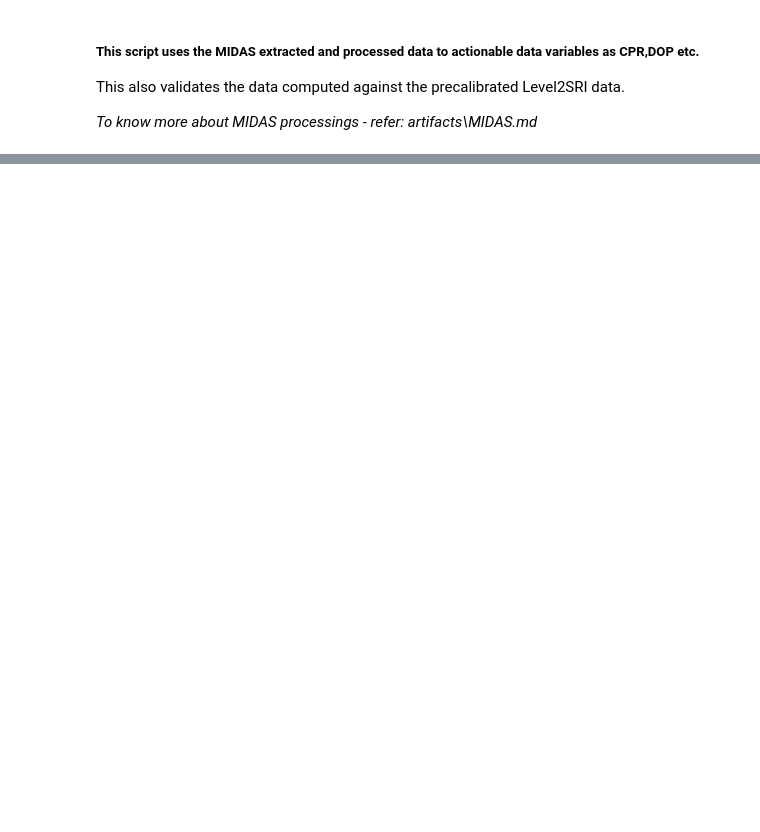
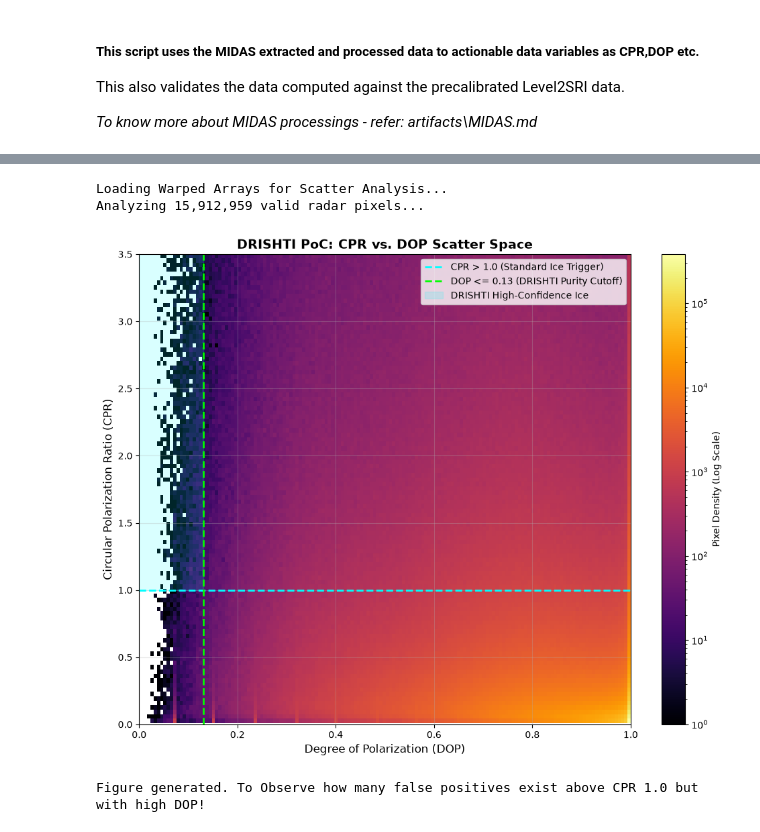
Before and after one commit to Deepmalya2506/DRISHTI, a Jupyter notebook: DRISHTI/science/processing.ipynb, the cells around one changed output, grey strips where cells are left out. Drawn from its saved outputs; the diff is of its cells as text; code cells hidden in the pictures; blank space fills up the shorter version.

Commit message:
Done Science - Anti False Positives test

```diff
--- a/DRISHTI/science/processing.ipynb
+++ b/DRISHTI/science/processing.ipynb
@@ -13,0 +193,46 @@ ModuleNotFoundError: No module named 'osgeo'
+# %%
+from matplotlib.colors import LogNorm
+
+print("Loading Warped Arrays for Scatter Analysis...")
+# Load the warped data
+with rasterio.open("WARPED_CPR.tif") as src:
+    cpr_data = src.read(1)
+with rasterio.open("WARPED_DOP.tif") as src:
+    dop_data = src.read(1)
+
+# Flatten the arrays to 1D lists for scatter plotting
+# We only want to plot valid pixels (greater than 0) to ignore the empty space outside the swath
+valid_mask = (cpr_data > 0.01) & (dop_data > 0.01) & (cpr_data < 5.0) # Cap CPR at 5 for visual clarity
+cpr_flat = cpr_data[valid_mask]
+dop_flat = dop_data[valid_mask]
+
+print(f"Analyzing {len(cpr_flat):,} valid radar pixels...")
+
+# Create the 2D Density Histogram (The Anti-FP Figure)
+plt.figure(figsize=(10, 8))
+plt.hist2d(dop_flat, cpr_flat, bins=150, cmap='inferno', norm=LogNorm())
+plt.colorbar(label='Pixel Density (Log Scale)')
+
+# Add DRISHTI target thresholds
+plt.axhline(y=1.0, color='cyan', linestyle='--', linewidth=2, label='CPR > 1.0 (Standard Ice Trigger)')
+plt.axvline(x=0.13, color='lime', linestyle='--', linewidth=2, label='DOP <= 0.13 (DRISHTI Purity Cutoff)')
+
+# Highlight the "Sweet Spot" (High CPR, Low DOP)
+plt.fill_between([0, 0.13], 1.0, 5.0, color='cyan', alpha=0.15, label='DRISHTI High-Confidence Ice')
+
+plt.title('DRISHTI PoC: CPR vs. DOP Scatter Space', fontsize=14, fontweight='bold')
+plt.xlabel('Degree of Polarization (DOP)', fontsize=12)
+plt.ylabel('Circular Polarization Ratio (CPR)', fontsize=12)
+plt.xlim(0, 1.0)
+plt.ylim(0, 3.5)
+plt.legend(loc='upper right')
+plt.grid(True, alpha=0.3)
+
+plt.tight_layout()
+plt.show()
+print("Figure generated. To Observe how many false positives exist above CPR 1.0 but with high DOP!")
+# %% [output]
+Loading Warped Arrays for Scatter Analysis...
+Analyzing 15,912,959 valid radar pixels...
+[figure, added]
+Figure generated. To Observe how many false positives exist above CPR 1.0 but with high DOP!
```
Also changed, not shown: parts of 6 cells of this notebook, 3 other files.
